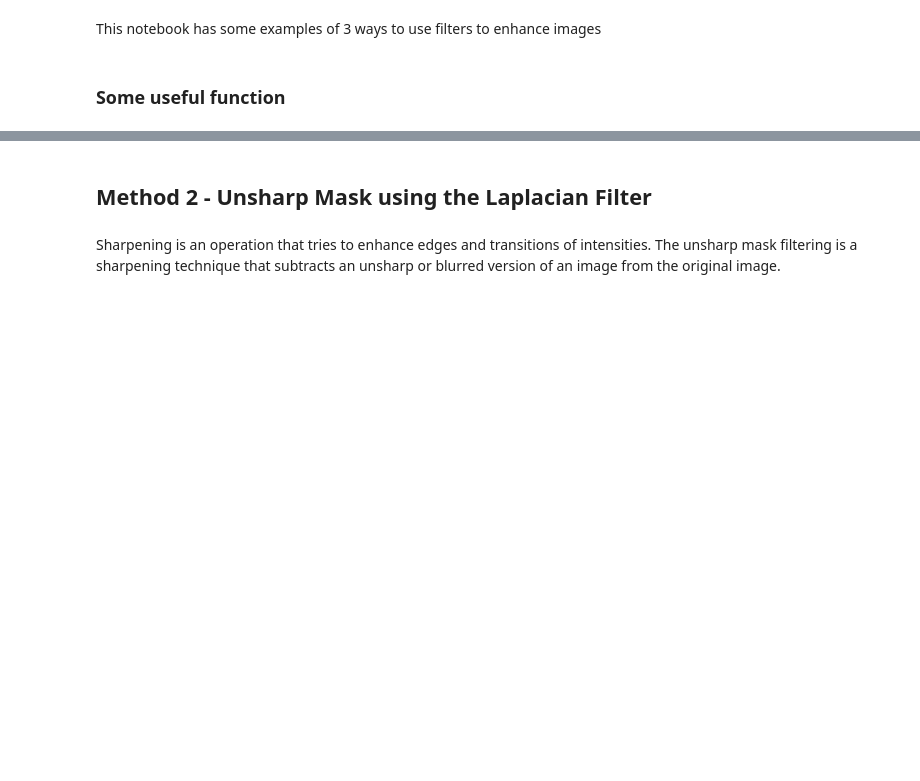
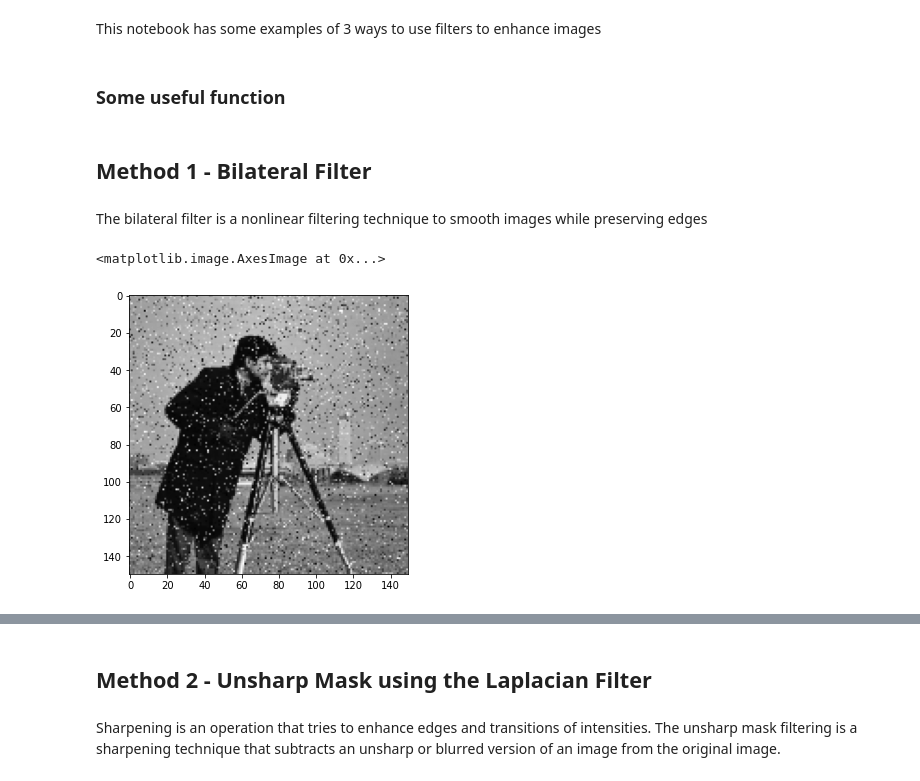
Before and after one commit to vrrusso/dip-assignment_2-image-filtering, a Jupyter notebook: Notebook with examples.ipynb, the cells around one changed output, grey strips where cells are left out. Cells and saved outputs as stored; diff of their text form; code cells hidden in the pictures; blank space fills up the shorter version.

```diff
--- a/Notebook with examples.ipynb
+++ b/Notebook with examples.ipynb
@@ -122,3 +123,16 @@ def bilateral_filter(input_img, spatial_gaussian,sigma_r):
             final_intensity = np.sum(np.multiply(img_region, w_filter))
             out_img[(x-fa),(y-fa)] = final_intensity/wp
     return out_img
+# %% [markdown]
+## Method 1 - Bilateral Filter
+# %% [markdown]
+The bilateral filter is a nonlinear filtering technique to smooth images while preserving edges
+# %%
+img1 = imageio.imread("images/camera.png")
+
+plt.figure(figsize =(11, 11))
+plt.subplot(121)
+plt.imshow(img1, cmap="gray", vmin= 0, vmax=255)
+# %% [output]
+<matplotlib.image.AxesImage at 0x...>
+[figure, added]
```
Also changed, not shown: parts of 11 cells of this notebook, 1 other file.
